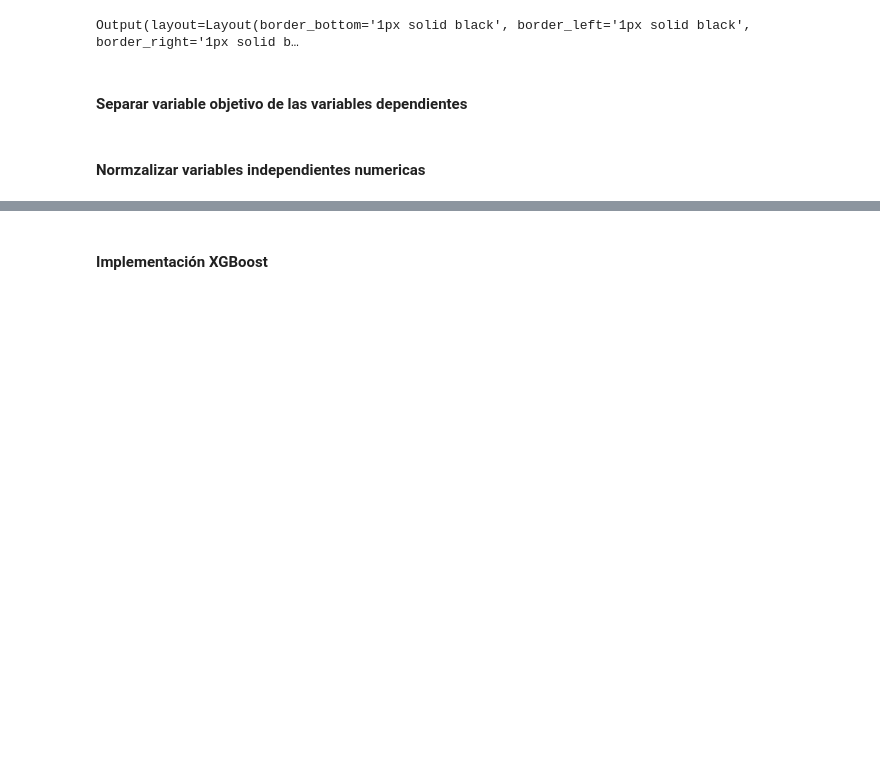
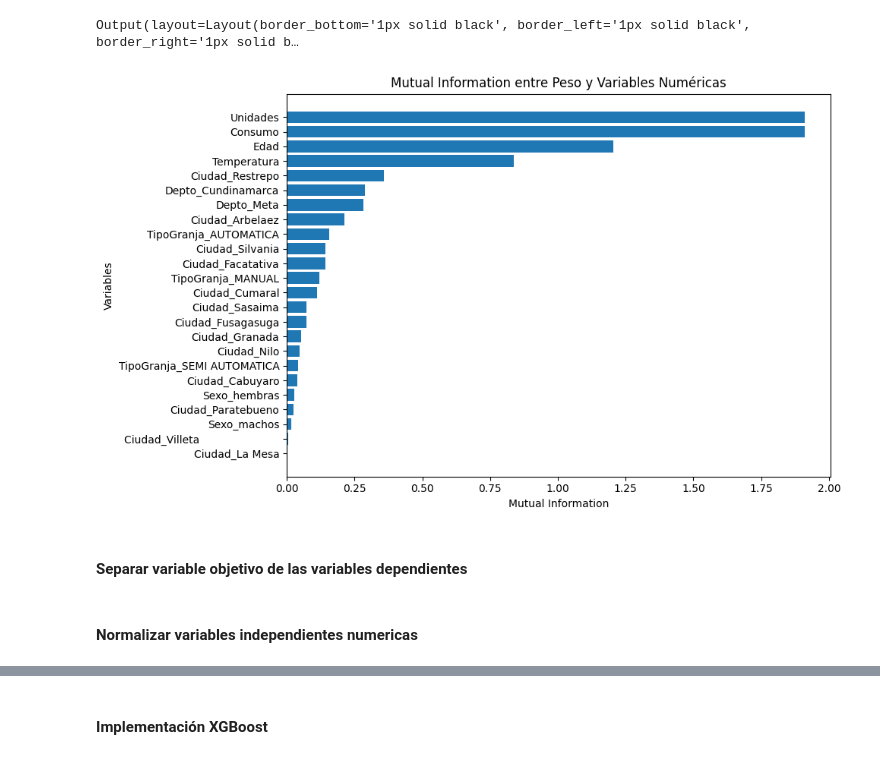
Before and after one commit to sebastiaanbv/Proyecto-final, a Jupyter notebook: Proyeccion_peso.ipynb, the cells around one changed output, grey strips where cells are left out. Cells and saved outputs as stored; diff of their text form; code cells hidden in the pictures; blank space fills up the shorter version.

```diff
--- a/Proyeccion_peso.ipynb
+++ b/Proyeccion_peso.ipynb
@@ -361,5 +336,32 @@ with out:
 display(out)
 # %% [output]
 Output(layout=Layout(border_bottom='1px solid black', border_left='1px solid black', border_right='1px solid b…
+# %%
+# Filtrar solo las columnas numéricas y excluir 'Peso'
+numeric_columns = df_tranform.select_dtypes(include=['float64', 'int64']).columns
+numeric_columns = numeric_columns.drop('Peso')
+
+# Calcular la información mutua entre 'Peso' y cada variable numérica
+mutual_info_results = {}
+for column in numeric_columns:
+    mutual_info = mutual_info_regression(df_tranform[[column]], df_tranform['Peso'])
+    mutual_info_results[column] = mutual_info[0]
+
+# Identificar las columnas con información mutua menor a 0.1
+columns_to_exclude = [col for col, mi in mutual_info_results.items() if mi < 0.1]
+
+# Ordenar y graficar resultados de mayor a menor información mutua
+sorted_mutual_info = dict(sorted(mutual_info_results.items(), key=lambda item: item[1], reverse=True))
+
+plt.figure(figsize=(10, 6))
+plt.barh(list(sorted_mutual_info.keys()), list(sorted_mutual_info.values()))
+plt.xlabel("Mutual Information")
+plt.ylabel("Variables")
+plt.title("Mutual Information entre Peso y Variables Numéricas")
+plt.gca().invert_yaxis()  # Invertir el eje y para ver las variables con mayor MI arriba
+plt.tight_layout()
+plt.show()
+# %% [output]
+[figure, added]
 # %% [markdown]
 #### Separar variable objetivo de las variables dependientes
@@ -369,5 +372,5 @@ df_peso = df_tranform['Peso'] #Variable objetivo o variable a predecir
 # %% [markdown]
-#### Normzalizar variables independientes numericas
+#### Normalizar variables independientes numericas
 # %%
 # Dividir las columnas por tipo
 numeric_features = ['Temperatura', 'Consumo', 'Unidades', 'Edad']  # Columnas numéricas a escalar
```
Also changed, not shown: parts of 27 cells of this notebook, 2 other files.
